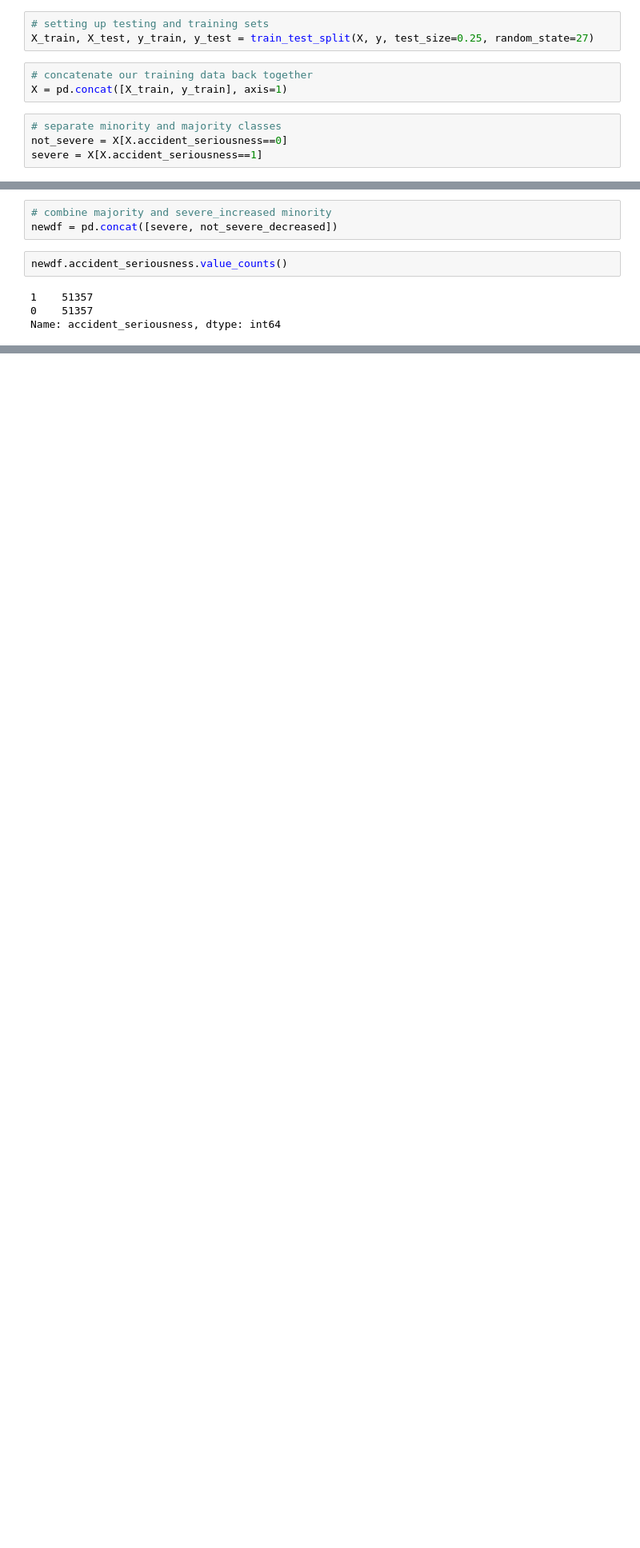
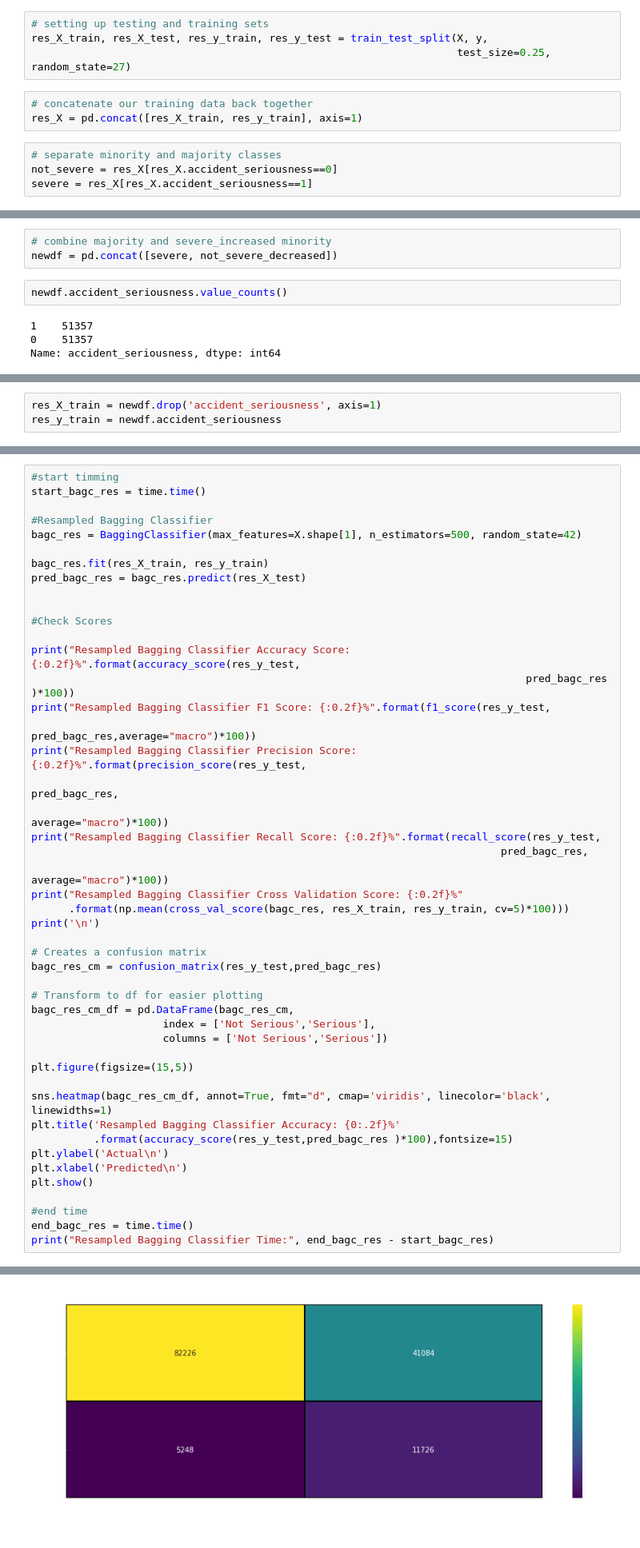
Before and after one commit to GenTaylor/Traffic-Accident-Analysis, a Jupyter notebook: UK_Road_Safety_Traffic_Accidents_and_Vehicles_Machine_Learning.ipynb, the cells around one changed output, grey strips where cells are left out. Shown at 80% size. Cells and saved outputs as stored; diff of their text form; blank space fills up the shorter version.

```diff
--- a/UK_Road_Safety_Traffic_Accidents_and_Vehicles_Machine_Learning.ipynb
+++ b/UK_Road_Safety_Traffic_Accidents_and_Vehicles_Machine_Learning.ipynb
@@ -127,13 +258,14 @@ y= df1['accident_seriousness']
 # %%
 # setting up testing and training sets
-X_train, X_test, y_train, y_test = train_test_split(X, y, test_size=0.25, random_state=27)
+res_X_train, res_X_test, res_y_train, res_y_test = train_test_split(X, y,
+                                                                    test_size=0.25, random_state=27)
 # %%
 # concatenate our training data back together
-X = pd.concat([X_train, y_train], axis=1)
+res_X = pd.concat([res_X_train, res_y_train], axis=1)
 # %%
 # separate minority and majority classes
-not_severe = X[X.accident_seriousness==0]
-severe = X[X.accident_seriousness==1]
+not_severe = res_X[res_X.accident_seriousness==0]
+severe = res_X[res_X.accident_seriousness==1]
 # %%
 # decrease majority
 not_severe_decreased = resample(not_severe,
@@ -618,0 +284,3 @@ XGBoost Time: 7625.058862447739
+# %%
+res_X_train = newdf.drop('accident_seriousness', axis=1)
+res_y_train = newdf.accident_seriousness
@@ -618,0 +426,48 @@ XGBoost Time: 7625.058862447739
+# %%
+#start timming
+start_bagc_res = time.time()
+
+#Resampled Bagging Classifier
+bagc_res = BaggingClassifier(max_features=X.shape[1], n_estimators=500, random_state=42)
+
+bagc_res.fit(res_X_train, res_y_train)
+pred_bagc_res = bagc_res.predict(res_X_test)
+
+
+#Check Scores
+
+print("Resampled Bagging Classifier Accuracy Score: {:0.2f}%".format(accuracy_score(res_y_test,
+                                                                               pred_bagc_res )*100))
+print("Resampled Bagging Classifier F1 Score: {:0.2f}%".format(f1_score(res_y_test,
+                                                                   pred_bagc_res,average="macro")*100))
+print("Resampled Bagging Classifier Precision Score: {:0.2f}%".format(precision_score(res_y_test,
+                                                                                 pred_bagc_res,
+                                                                                 average="macro")*100))
+print("Resampled Bagging Classifier Recall Score: {:0.2f}%".format(recall_score(res_y_test,
+                                                                           pred_bagc_res,
+                                                                           average="macro")*100))
+print("Resampled Bagging Classifier Cross Validation Score: {:0.2f}%"
+      .format(np.mean(cross_val_score(bagc_res, res_X_train, res_y_train, cv=5)*100)))
+print('\n')
+
+# Creates a confusion matrix
+bagc_res_cm = confusion_matrix(res_y_test,pred_bagc_res)
+
+# Transform to df for easier plotting
+bagc_res_cm_df = pd.DataFrame(bagc_res_cm,
+                     index = ['Not Serious','Serious'],
+                     columns = ['Not Serious','Serious'])
+
+plt.figure(figsize=(15,5))
+
+sns.heatmap(bagc_res_cm_df, annot=True, fmt="d", cmap='viridis', linecolor='black', linewidths=1)
+plt.title('Resampled Bagging Classifier Accuracy: {0:.2f}%'
+          .format(accuracy_score(res_y_test,pred_bagc_res )*100),fontsize=15)
+plt.ylabel('Actual\n')
+plt.xlabel('Predicted\n')
+plt.show()
+
+#end time
+end_bagc_res = time.time()
+print("Resampled Bagging Classifier Time:", end_bagc_res - start_bagc_res)
+# %% [output]
@@ -618,0 +479 @@ XGBoost Time: 7625.058862447739
+[figure, added]
```
Also changed, not shown: parts of 90 cells of this notebook, 2 other files.
